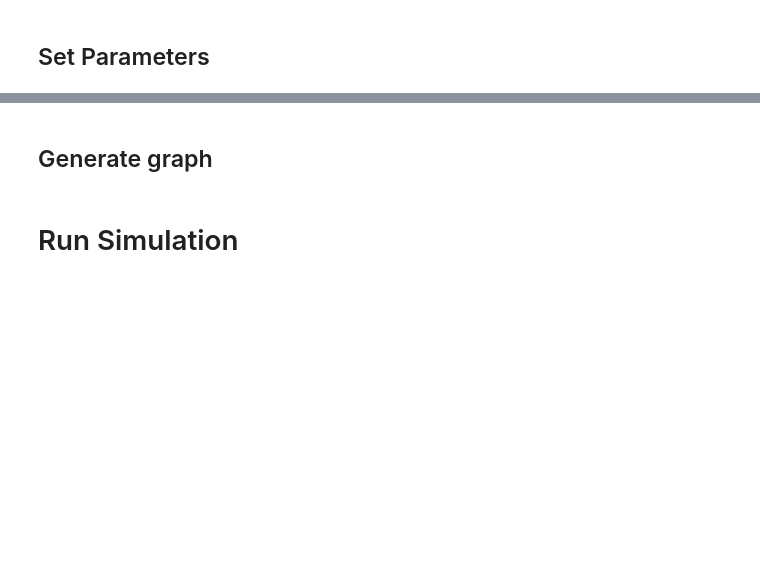
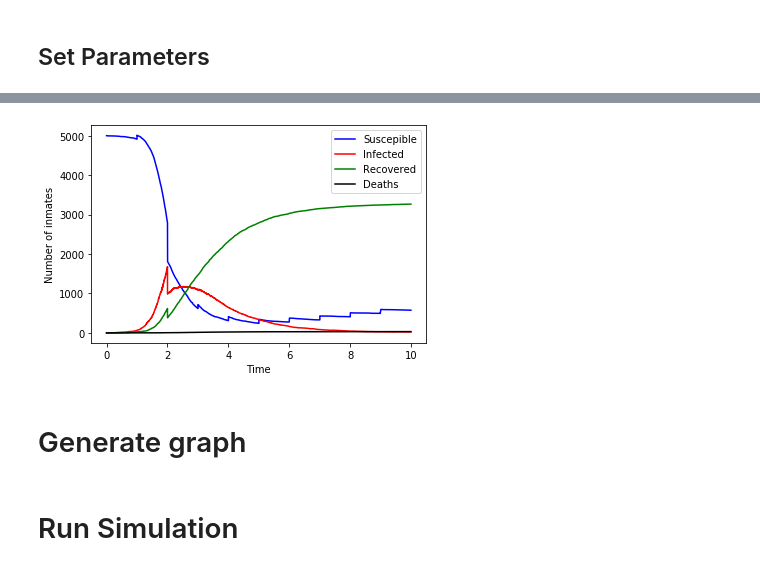
Before and after one commit to bwolfson97/UCLA-Networks-Final-Project, a Jupyter notebook: simulation_end_to_end.ipynb, the cells around one changed output, grey strips where cells are left out. Saved outputs shown, nothing was run; the diff lists cells and outputs as text; code cells hidden in the pictures; blank space fills up the shorter version.

```diff
--- a/simulation_end_to_end.ipynb
+++ b/simulation_end_to_end.ipynb
@@ -60,5 +81,9 @@ max_time = 10 # how many time steps to run simulation
+# %%
+end_to_end(birth_number, release_number, release_time)
+# %% [output]
+[figure, added]
 # %% [markdown]
-## Generate graph
+# Generate graph
 # %%
 G = nx.fast_gnp_random_graph(N, p)
 # %% [markdown]
```
Also changed, not shown: parts of 13 cells of this notebook.
